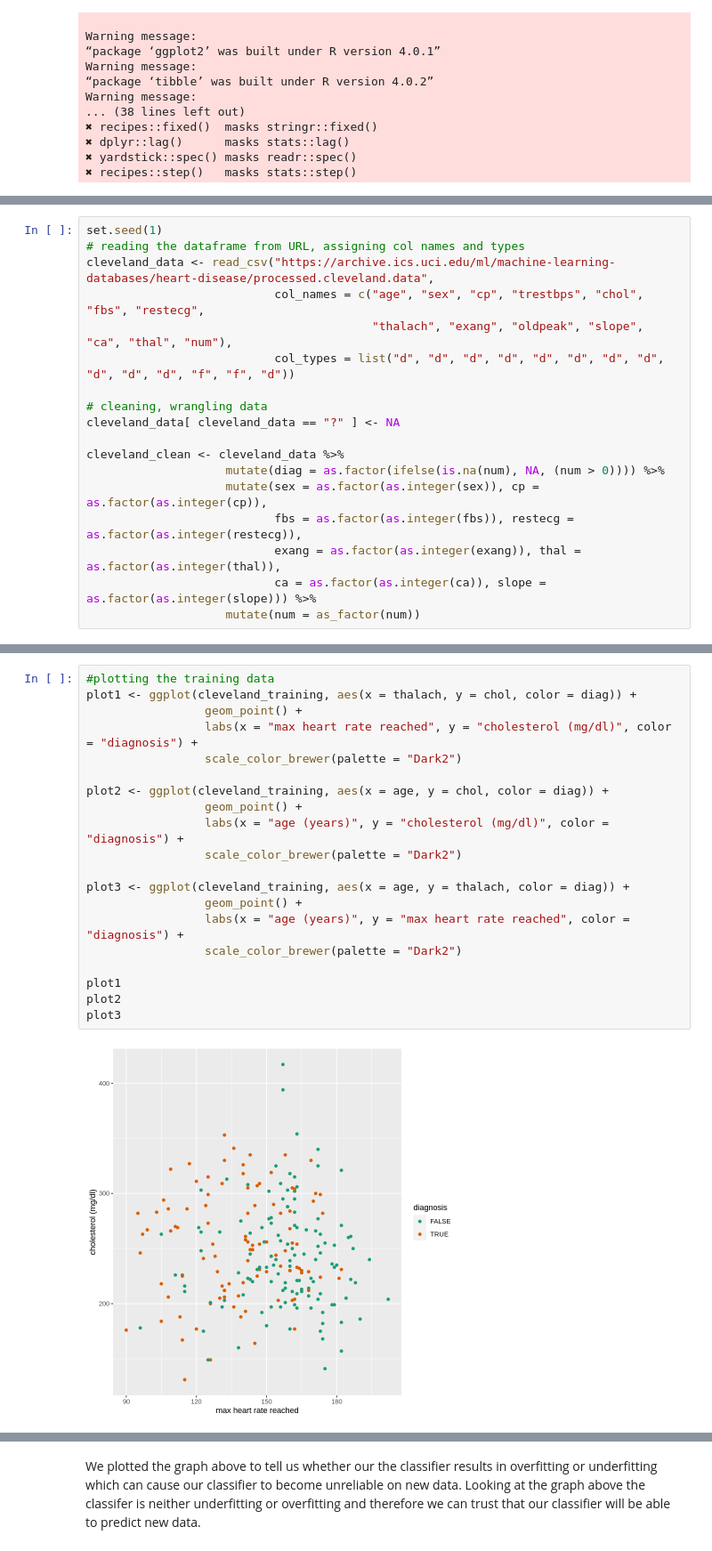
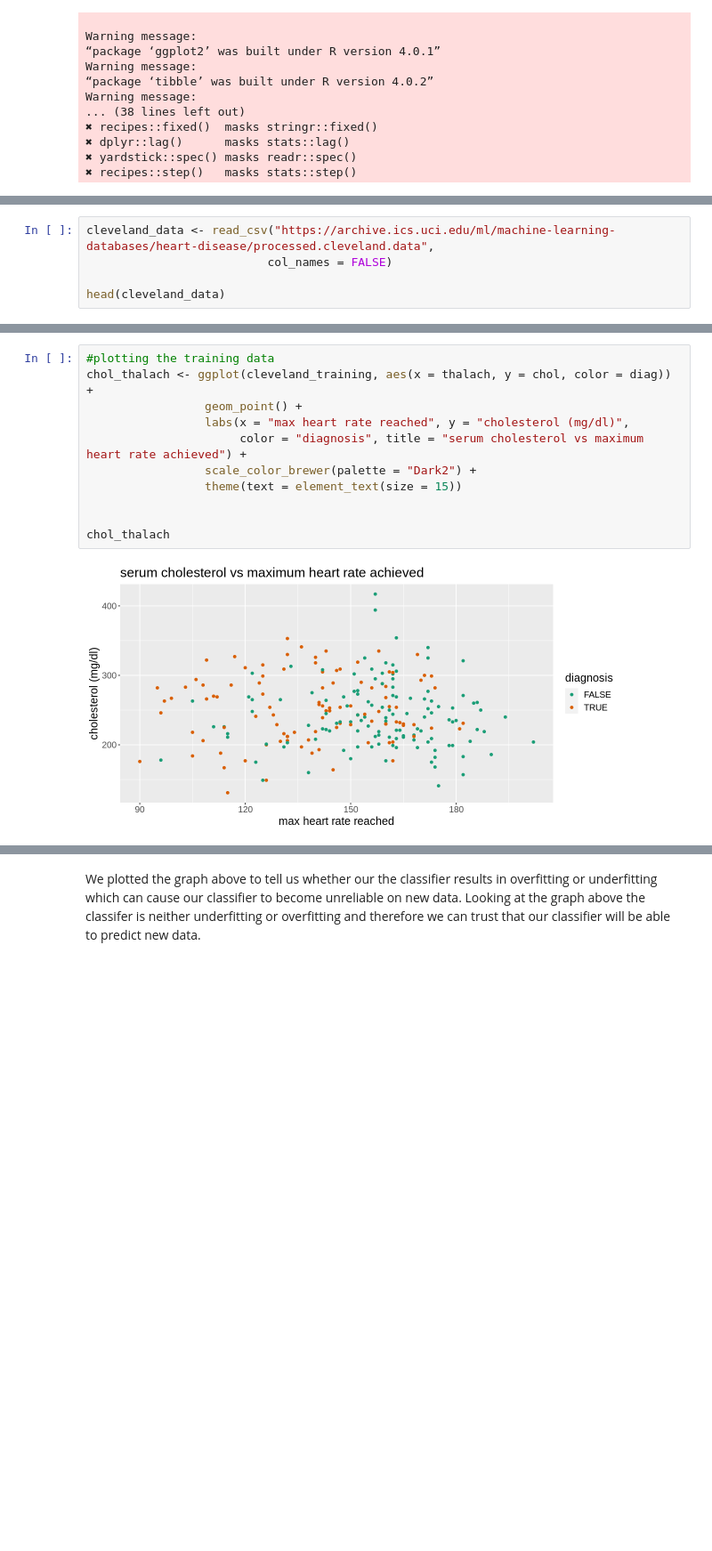
Before and after one commit to Agamchawla/group-29-project, a Jupyter notebook: group_29_project_report.ipynb, the cells around one changed output, grey strips where cells are left out. Shown at 89% size. Drawn from its saved outputs; the diff is of its cells as text; blank space fills up the shorter version.

```diff
--- a/group_29_project_report.ipynb
+++ b/group_29_project_report.ipynb
@@ -63,0 +65,5 @@ Warning message:
+# %%
+cleveland_data <- read_csv("https://archive.ics.uci.edu/ml/machine-learning-databases/heart-disease/processed.cleveland.data",
+                          col_names = FALSE)
+
+head(cleveland_data)
@@ -70,18 +152,0 @@ We used initial_split() to split our dataframe into 75% training and 25% testing
-# %%
-set.seed(1)
-# reading the dataframe from URL, assigning col names and types
-cleveland_data <- read_csv("https://archive.ics.uci.edu/ml/machine-learning-databases/heart-disease/processed.cleveland.data",
-                           col_names = c("age", "sex", "cp", "trestbps", "chol", "fbs", "restecg",
-                                         "thalach", "exang", "oldpeak", "slope", "ca", "thal", "num"),
-                           col_types = list("d", "d", "d", "d", "d", "d", "d", "d", "d", "d", "d", "f", "f", "d"))
-
-# cleaning, wrangling data
-cleveland_data[ cleveland_data == "?" ] <- NA
-
-cleveland_clean <- cleveland_data %>%
-                    mutate(diag = as.factor(ifelse(is.na(num), NA, (num > 0)))) %>%
-                    mutate(sex = as.factor(as.integer(sex)), cp = as.factor(as.integer(cp)),
-                           fbs = as.factor(as.integer(fbs)), restecg = as.factor(as.integer(restecg)),
-                           exang = as.factor(as.integer(exang)), thal = as.factor(as.integer(thal)),
-                           ca = as.factor(as.integer(ca)), slope = as.factor(as.integer(slope))) %>%
-                    mutate(num = as_factor(num))
@@ -129,22 +211,13 @@ A tibble: 2 × 11
 # %%
 #plotting the training data
-plot1 <- ggplot(cleveland_training, aes(x = thalach, y = chol, color = diag)) +
+chol_thalach <- ggplot(cleveland_training, aes(x = thalach, y = chol, color = diag)) +
                  geom_point() +
-                 labs(x = "max heart rate reached", y = "cholesterol (mg/dl)", color = "diagnosis") +
-                 scale_color_brewer(palette = "Dark2")
+                 labs(x = "max heart rate reached", y = "cholesterol (mg/dl)",
+                      color = "diagnosis", title = "serum cholesterol vs maximum heart rate achieved") +
+                 scale_color_brewer(palette = "Dark2") +
+                 theme(text = element_text(size = 15))
 
-plot2 <- ggplot(cleveland_training, aes(x = age, y = chol, color = diag)) +
-                 geom_point() +
-                 labs(x = "age (years)", y = "cholesterol (mg/dl)", color = "diagnosis") +
-                 scale_color_brewer(palette = "Dark2")
 
-plot3 <- ggplot(cleveland_training, aes(x = age, y = thalach, color = diag)) +
-                 geom_point() +
-                 labs(x = "age (years)", y = "max heart rate reached", color = "diagnosis") +
-                 scale_color_brewer(palette = "Dark2")
-
-plot1
-plot2
-plot3
+chol_thalach
 # %% [output]
-[figure, old version]
+[figure, new version]
```
Also changed, not shown: parts of 47 cells of this notebook.
